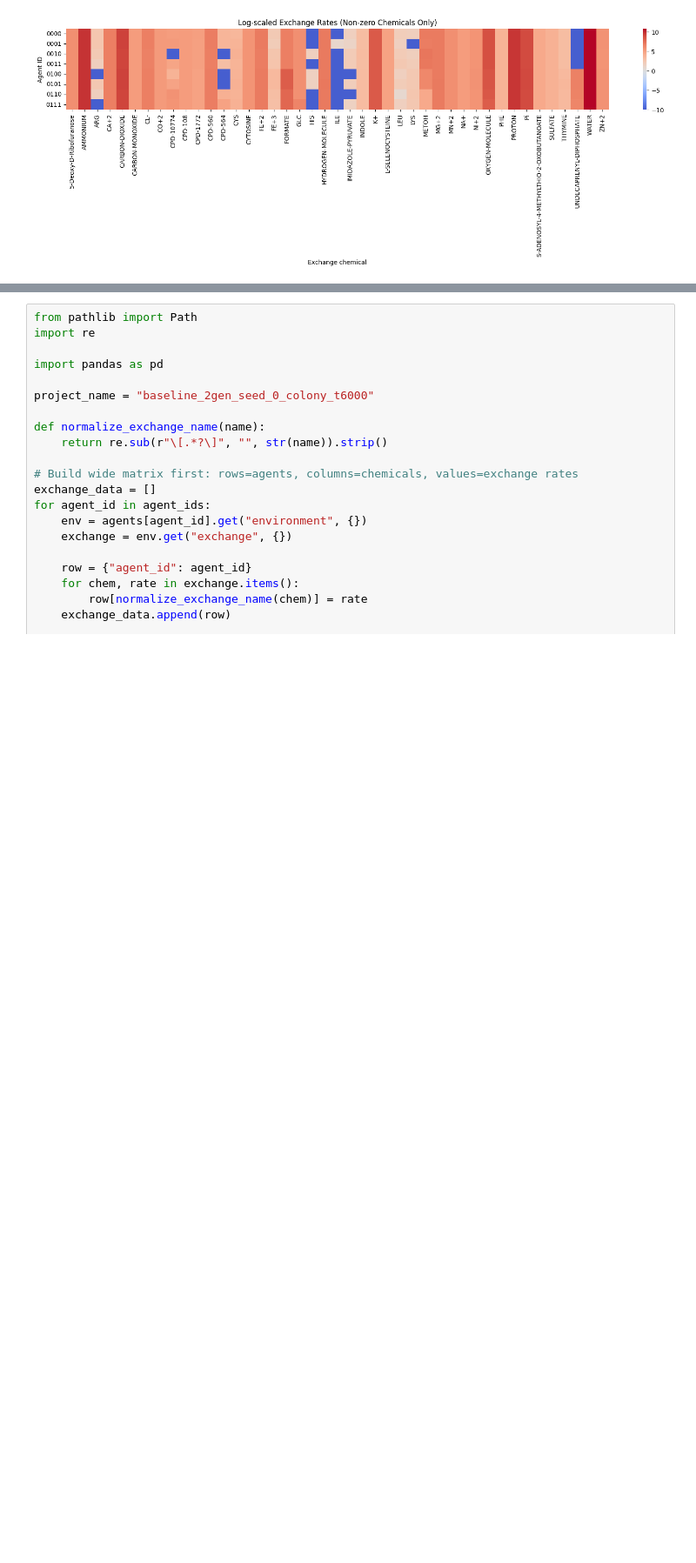
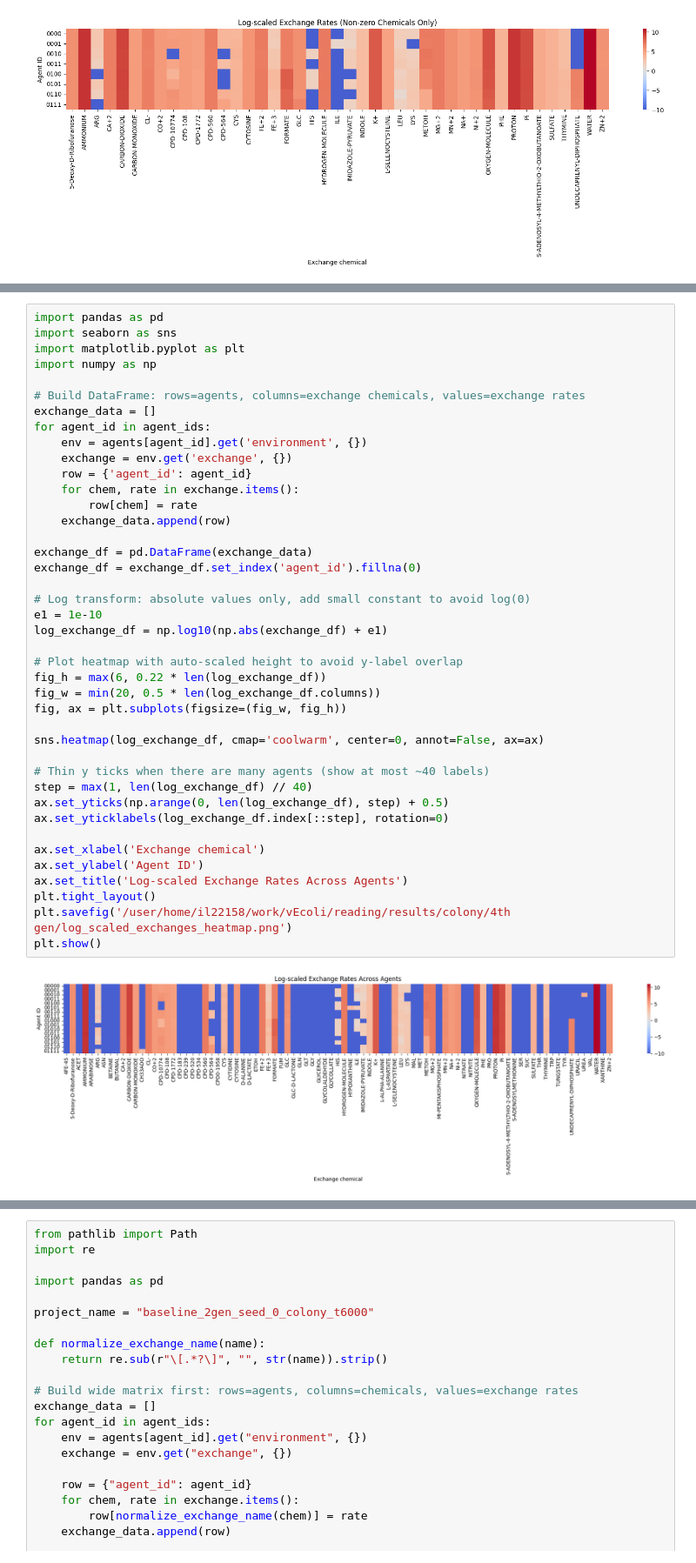
Before and after one commit to katha815/vEcoli-Local, a Jupyter notebook: reading/colony simulation.ipynb, the cells around one changed output, grey strips where cells are left out. Shown at 87% size. Saved outputs shown, nothing was run; the diff lists cells and outputs as text; blank space fills up the shorter version.

```diff
--- a/reading/colony simulation.ipynb
+++ b/reading/colony simulation.ipynb
@@ -1577,0 +2143,43 @@ plt.show()
+# %%
+import pandas as pd
+import seaborn as sns
+import matplotlib.pyplot as plt
+import numpy as np
+
+# Build DataFrame: rows=agents, columns=exchange chemicals, values=exchange rates
+exchange_data = []
+for agent_id in agent_ids:
+    env = agents[agent_id].get('environment', {})
+    exchange = env.get('exchange', {})
+    row = {'agent_id': agent_id}
+    for chem, rate in exchange.items():
+        row[chem] = rate
+    exchange_data.append(row)
+
+exchange_df = pd.DataFrame(exchange_data)
+exchange_df = exchange_df.set_index('agent_id').fillna(0)
+
+# Log transform: absolute values only, add small constant to avoid log(0)
+e1 = 1e-10
+log_exchange_df = np.log10(np.abs(exchange_df) + e1)
+
+# Plot heatmap with auto-scaled height to avoid y-label overlap
+fig_h = max(6, 0.22 * len(log_exchange_df))
+fig_w = min(20, 0.5 * len(log_exchange_df.columns))
+fig, ax = plt.subplots(figsize=(fig_w, fig_h))
+
+sns.heatmap(log_exchange_df, cmap='coolwarm', center=0, annot=False, ax=ax)
+
+# Thin y ticks when there are many agents (show at most ~40 labels)
+step = max(1, len(log_exchange_df) // 40)
+ax.set_yticks(np.arange(0, len(log_exchange_df), step) + 0.5)
+ax.set_yticklabels(log_exchange_df.index[::step], rotation=0)
+
+ax.set_xlabel('Exchange chemical')
+ax.set_ylabel('Agent ID')
+ax.set_title('Log-scaled Exchange Rates Across Agents')
+plt.tight_layout()
+plt.savefig('/user/home/il22158/work/vEcoli/reading/results/colony/4th gen/log_scaled_exchanges_heatmap.png')
+plt.show()
+# %% [output]
+[figure, added]
```
Also changed, not shown: parts of 32 cells of this notebook, 7 other files.
